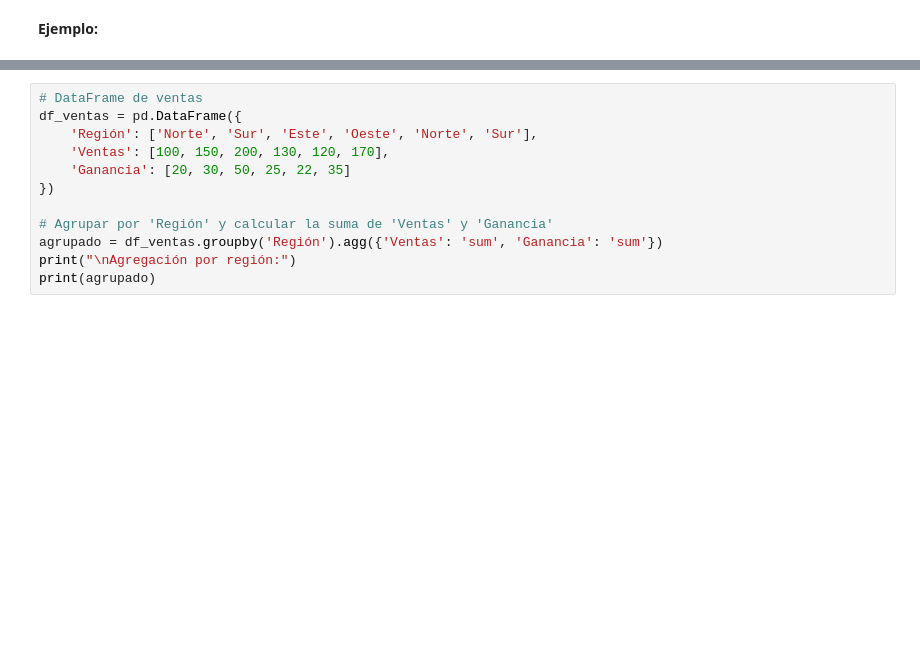
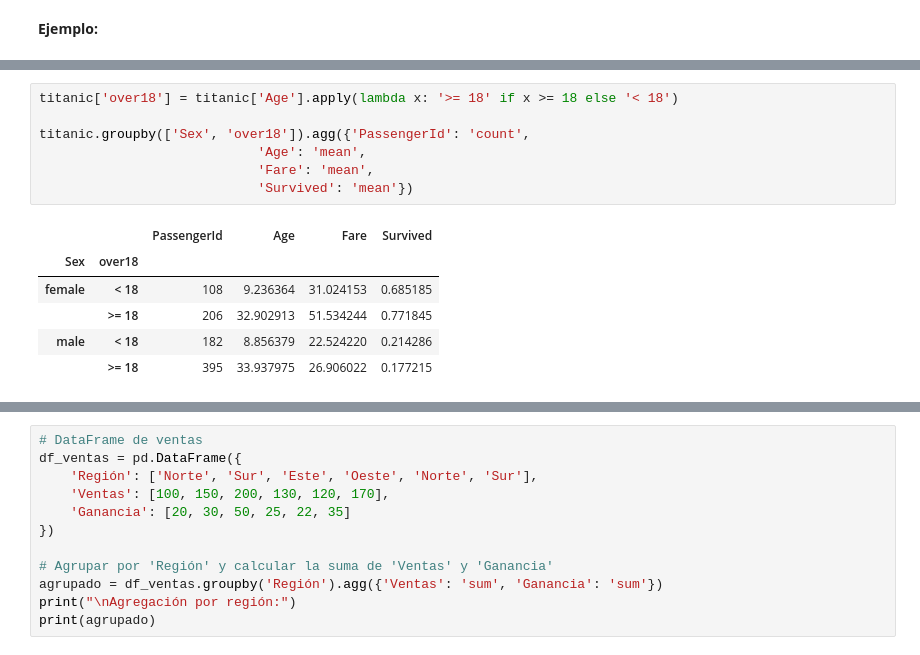
Before and after one commit to JCaballerot/Python-Programming101, a Jupyter notebook: 01_Introduccion_a_Python/07_Manipulación_de_Datos_con_Pandas.ipynb, the cells around one changed output, grey strips where cells are left out. Saved outputs shown, nothing was run; the diff lists cells and outputs as text; blank space fills up the shorter version.

```diff
--- a/01_Introduccion_a_Python/07_Manipulación_de_Datos_con_Pandas.ipynb
+++ b/01_Introduccion_a_Python/07_Manipulación_de_Datos_con_Pandas.ipynb
@@ -483,0 +712,14 @@ El método groupby permite:
+# %%
+titanic['over18'] = titanic['Age'].apply(lambda x: '>= 18' if x >= 18 else '< 18')
+
+titanic.groupby(['Sex', 'over18']).agg({'PassengerId': 'count',
+                            'Age': 'mean',
+                            'Fare': 'mean',
+                            'Survived': 'mean'})
+# %% [output]
+|  |  | PassengerId | Age | Fare | Survived |
+| Sex | over18 |  |  |  |  |
+| female | < 18 | 108 | 9.236364 | 31.024153 | 0.685185 |
+|  | >= 18 | 206 | 32.902913 | 51.534244 | 0.771845 |
+| male | < 18 | 182 | 8.856379 | 22.524220 | 0.214286 |
+|  | >= 18 | 395 | 33.937975 | 26.906022 | 0.177215 |
```
Also changed, not shown: parts of 35 cells of this notebook.
